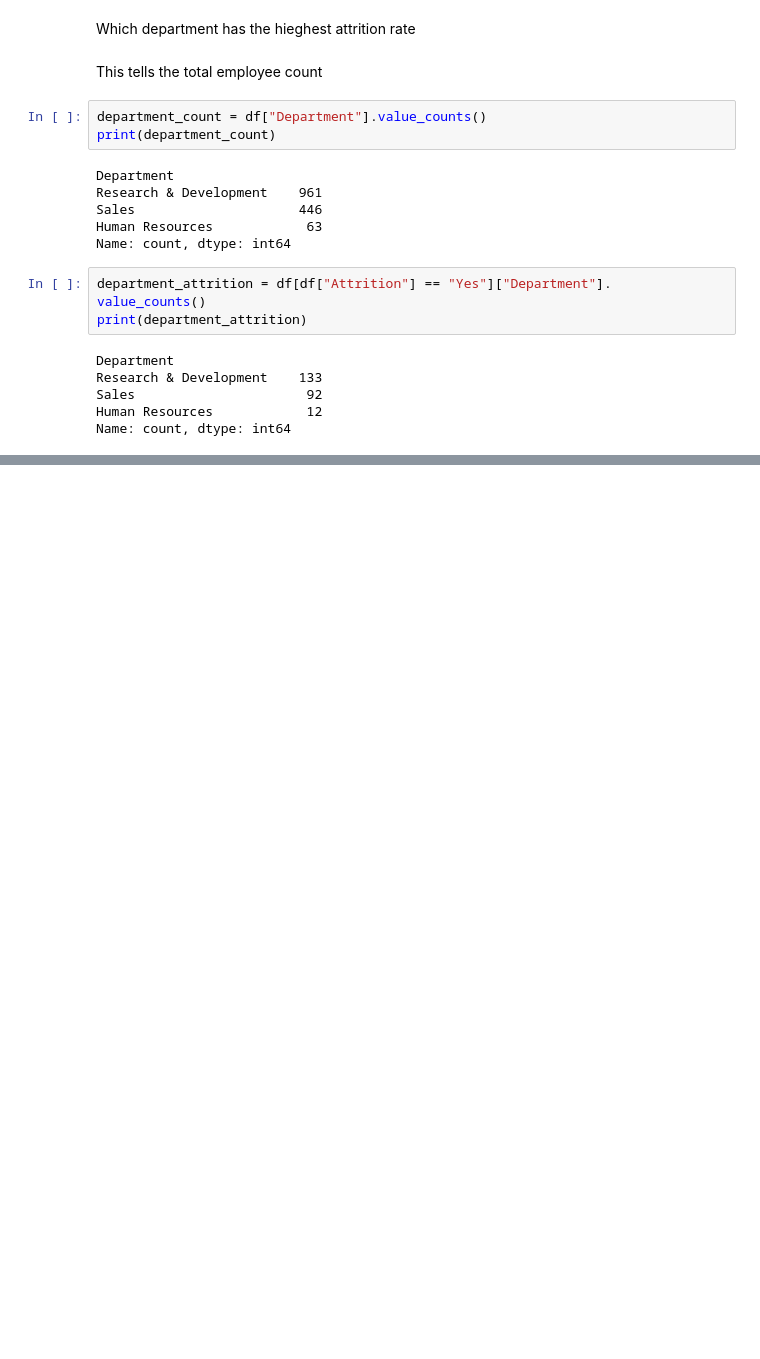
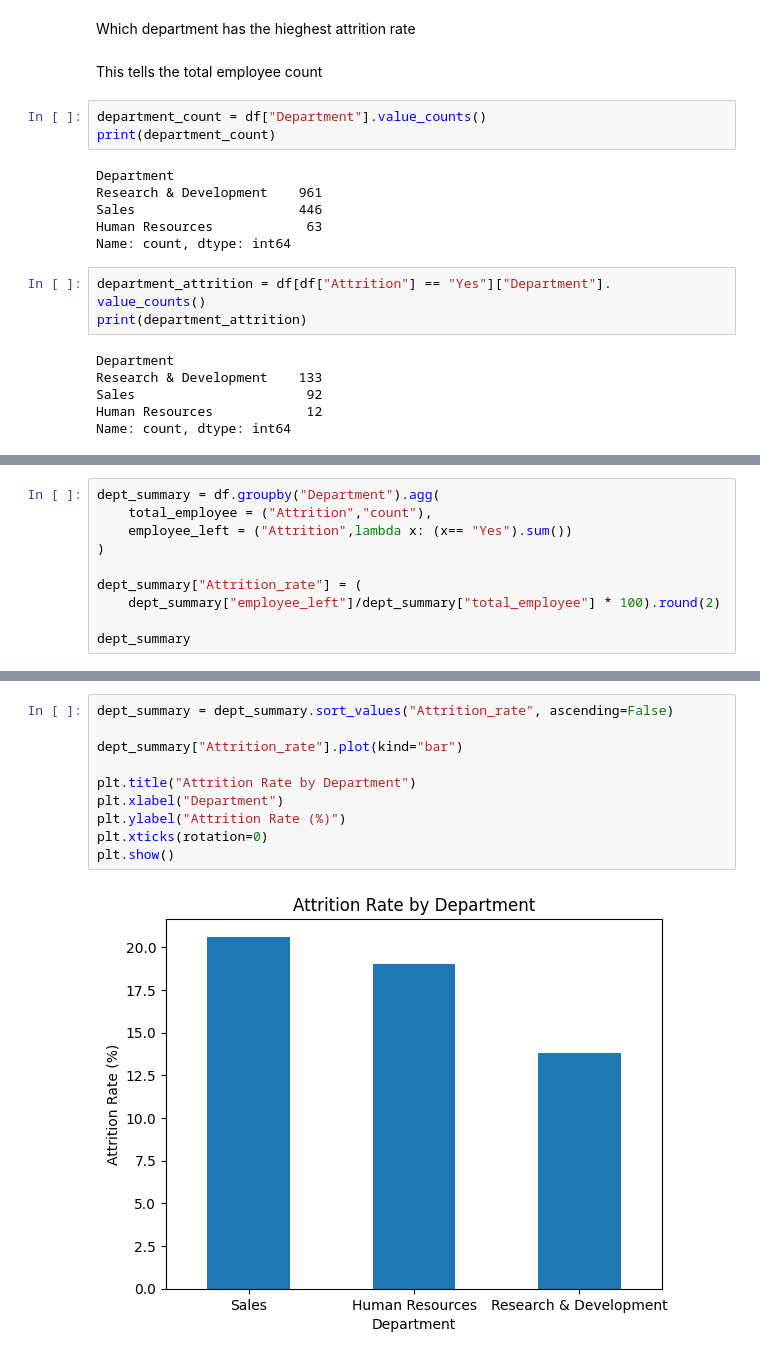
Before and after one commit to VedantGautam-02/HR-Employee-Attrition-Analysis, a Jupyter notebook: Data/HR_Employee_Attrition_Analysis.ipynb, the cells around one changed output, grey strips where cells are left out. Saved outputs shown, nothing was run; the diff lists cells and outputs as text; blank space fills up the shorter version.

Commit message:
Updated HR attrition analysis and visualizations

```diff
--- a/Data/HR_Employee_Attrition_Analysis.ipynb
+++ b/Data/HR_Employee_Attrition_Analysis.ipynb
@@ -234,0 +241,10 @@ Name: count, dtype: int64
+# %%
+dept_summary = df.groupby("Department").agg(
+    total_employee = ("Attrition","count"),
+    employee_left = ("Attrition",lambda x: (x== "Yes").sum())
+)
+
+dept_summary["Attrition_rate"] = (
+    dept_summary["employee_left"]/dept_summary["total_employee"] * 100).round(2)
+
+dept_summary
@@ -234,0 +265,12 @@ Name: count, dtype: int64
+# %%
+dept_summary = dept_summary.sort_values("Attrition_rate", ascending=False)
+
+dept_summary["Attrition_rate"].plot(kind="bar")
+
+plt.title("Attrition Rate by Department")
+plt.xlabel("Department")
+plt.ylabel("Attrition Rate (%)")
+plt.xticks(rotation=0)
+plt.show()
+# %% [output]
+[figure, added]
```
Also changed, not shown: parts of 114 cells of this notebook, 1 other file.
